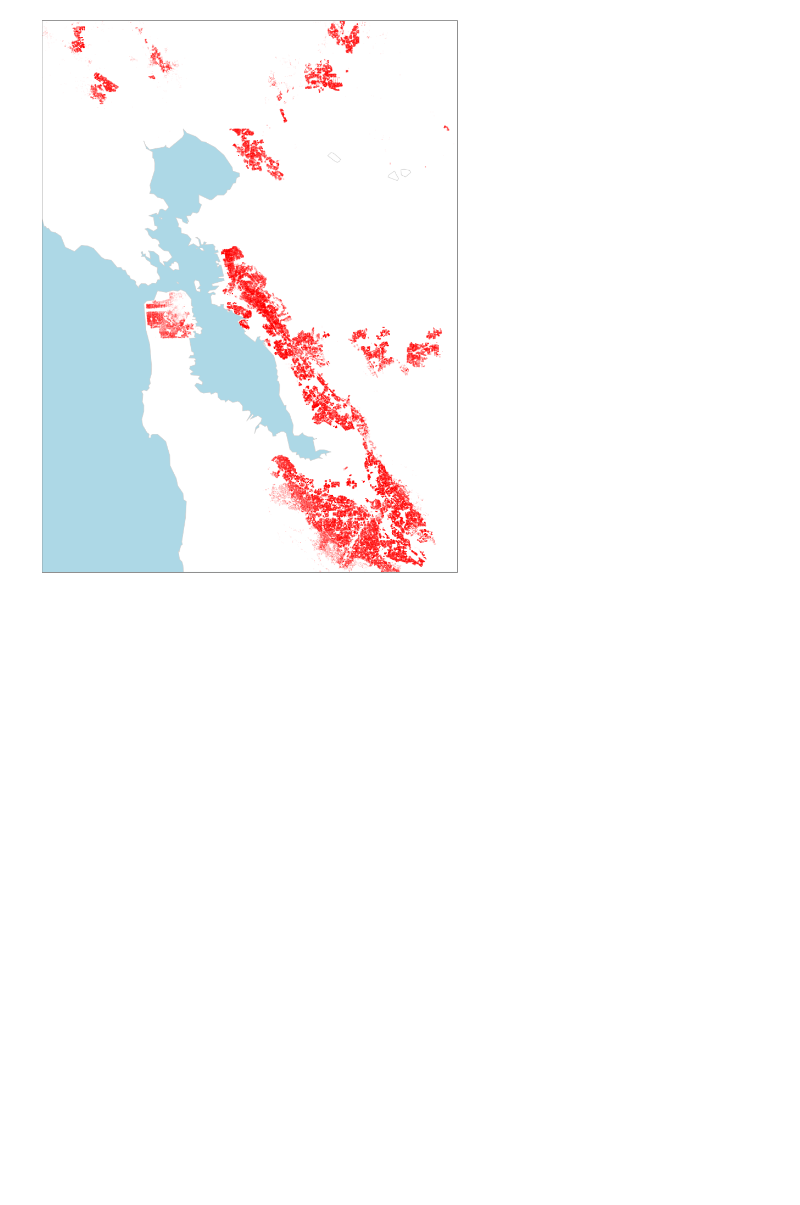
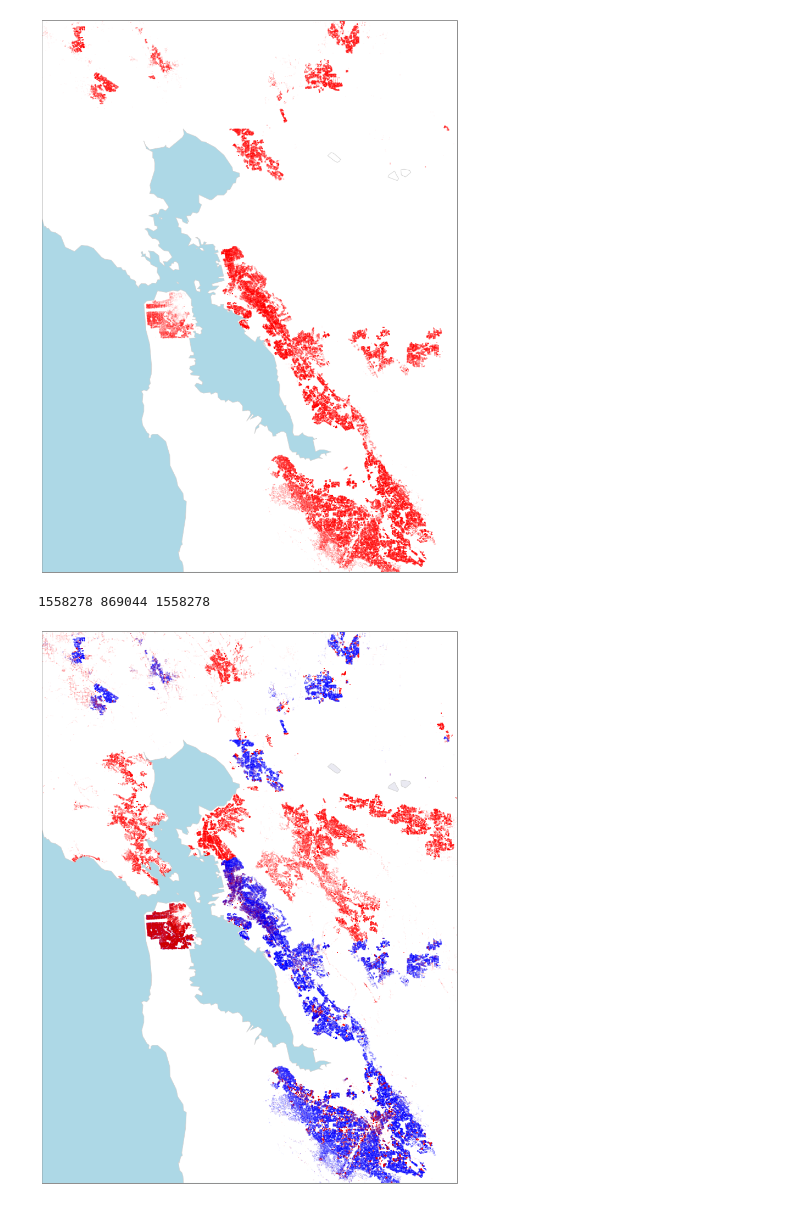
Before and after one commit to selwyth/featurehoods, a Jupyter notebook: presentation1.ipynb, the cells around one changed output. Drawn from its saved outputs; the diff is of its cells as text; code cells hidden in the pictures; blank space fills up the shorter version.

```diff
--- a/presentation1.ipynb
+++ b/presentation1.ipynb
@@ -247,6 +247,33 @@ bayarea.plot(x, y, 'ro', markersize=1, alpha = 0.1)
 plt.show()
 # %% [output]
 [figure]
+# %%
+combined = pd.merge(base, basef2, how = 'left', left_index = True, right_index = True)
+print len(base), len(basef2), len(combined)
+
+plt.figure(figsize=(18,18))
+bayarea.drawcoastlines(color='lightgray')
+bayarea.drawmapboundary(color='gray', fill_color = 'lightblue')
+bayarea.fillcontinents(color = 'white')
+
+lat_orig = combined.FIDELITY_LATITUDE_x[combined.FIDELITY_LATITUDE_y.notnull()].tolist()
+lon_orig = combined.FIDELITY_LONGITUDE_x[combined.FIDELITY_LONGITUDE_y.notnull()].tolist()
+x_orig,y_orig = bayarea(lon_orig,lat_orig)
+
+bayarea.plot(x_orig, y_orig, 'bo', markersize=1, alpha = 0.1)
+
+lat_rem = combined.FIDELITY_LATITUDE_x[combined.FIDELITY_LATITUDE_y.isnull()].tolist()
+lon_rem = combined.FIDELITY_LONGITUDE_x[combined.FIDELITY_LONGITUDE_y.isnull()].tolist()
+x_rem,y_rem = bayarea(lon_rem,lat_rem)
+
+bayarea.plot(x_rem, y_rem, 'ro', markersize=1, alpha = 0.1)
+
+# bayarea.drawlsmask(ocean_color = 'navy', resolution = 'h')
+
+plt.show()
+# %% [output]
+1558278 869044 1558278
+[figure, added]
 # %% [markdown]
 <img src="kmeans.png">
 <img src = "gridsearch.png">
```
Also changed, not shown: parts of 1 cell of this notebook, 3 other files.
